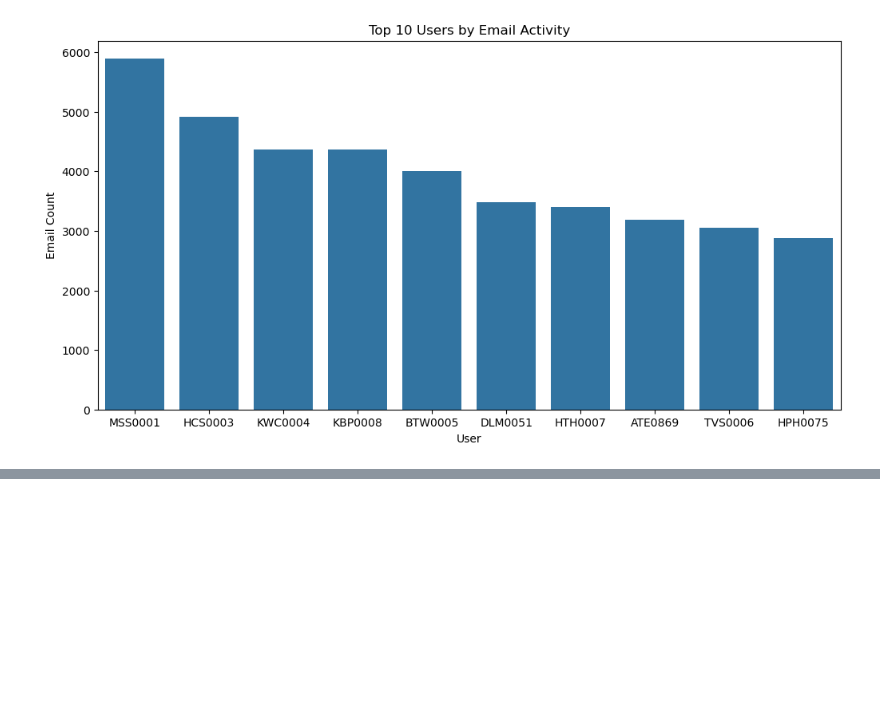
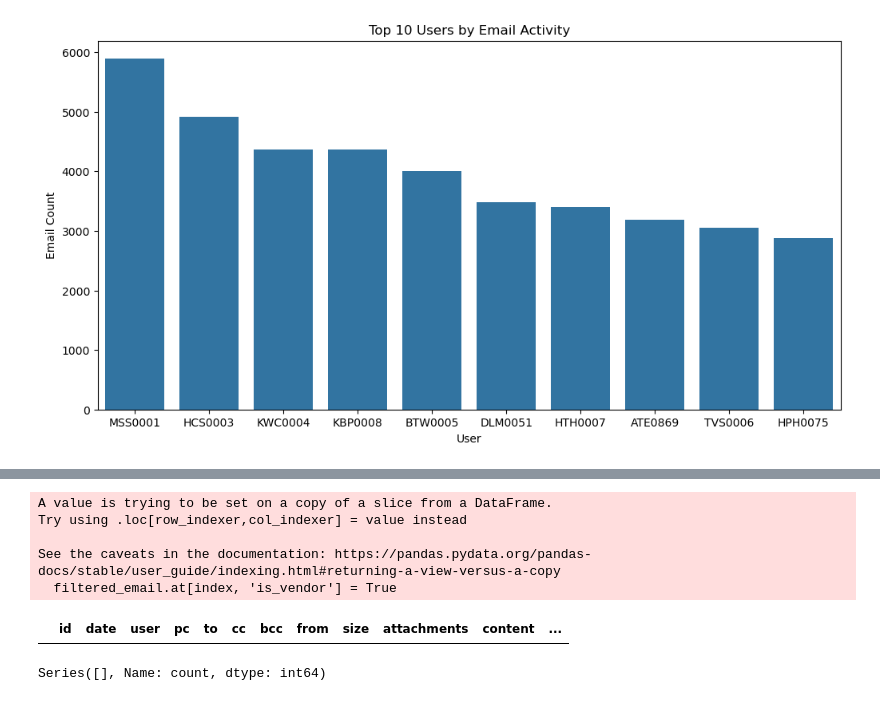
Before and after one commit to keljinda/Capstone_projects, a Jupyter notebook: code/1-EDA.ipynb, the cells around one changed output, grey strips where cells are left out. Drawn from its saved outputs; the diff is of its cells as text; code cells hidden in the pictures; blank space fills up the shorter version.

```diff
--- a/code/1-EDA.ipynb
+++ b/code/1-EDA.ipynb
@@ -202,0 +219,17 @@ email_filtered
+# %%
+# Predefined list of public domains
+public_domains = ['gmail.com', 'yahoo.com', 'outlook.com', 'hotmail.com', 'msn.com', 'icloud.com', 'aol.com', 'live.com', 'protonmail.com', 'zoho.com', 'mail.com', 'gmx.com']
+
+def contains_public_domain(row):
+    relevant_columns = ['to', 'cc', 'bcc']
+    for col in relevant_columns:
+        if pd.notnull(row[col]):
+            emails = row[col].split(';')
+            for email in emails:
+                domain = email.strip().split('@')[-1]
+                if domain in public_domains:
+                    return True
+    return False
+
+# create the 'is_public_domain' column
+filtered_email['is_public_domain'] = filtered_email.apply(contains_public_domain, axis=1)
@@ -202,0 +306,33 @@ email_filtered
+# %%
+# List of domains with vendors
+vendor_domains = ['boeing.com', 'raytheon.com', 'hp.com', 'harris.com', 'northropgrumman.com', 'lockheedmartin.com']
+
+def is_vendor_email(email):
+    if pd.notnull(email):
+        domain = email.split('@')[-1]
+        return domain in vendor_domains
+    return False
+
+for index, row in filtered_email.iterrows():
+    for col in ['to', 'cc', 'bcc']:
+        emails = row[col].split(';') if pd.notnull(row[col]) else []
+        if any(is_vendor_email(email) for email in emails):
+            filtered_email.at[index, 'is_vendor'] = True
+            break
+
+filtered_email_no_vendors = filtered_email[filtered_email['is_vendor'] == False]
+# %% [output]
+A value is trying to be set on a copy of a slice from a DataFrame.
+Try using .loc[row_indexer,col_indexer] = value instead
+
+See the caveats in the documentation: https://pandas.pydata.org/pandas-docs/stable/user_guide/indexing.html#returning-a-view-versus-a-copy
+  filtered_email.at[index, 'is_vendor'] = True
+# %%
+#Data is clean
+filtered_email_no_vendors
+# %% [output]
+|  | id | date | user | pc | to | cc | bcc | from | size | attachments | content | ... |
+# %%
+filtered_email_no_vendors['user'].value_counts()
+# %% [output]
+Series([], Name: count, dtype: int64)
```
Also changed, not shown: parts of 30 cells of this notebook.
